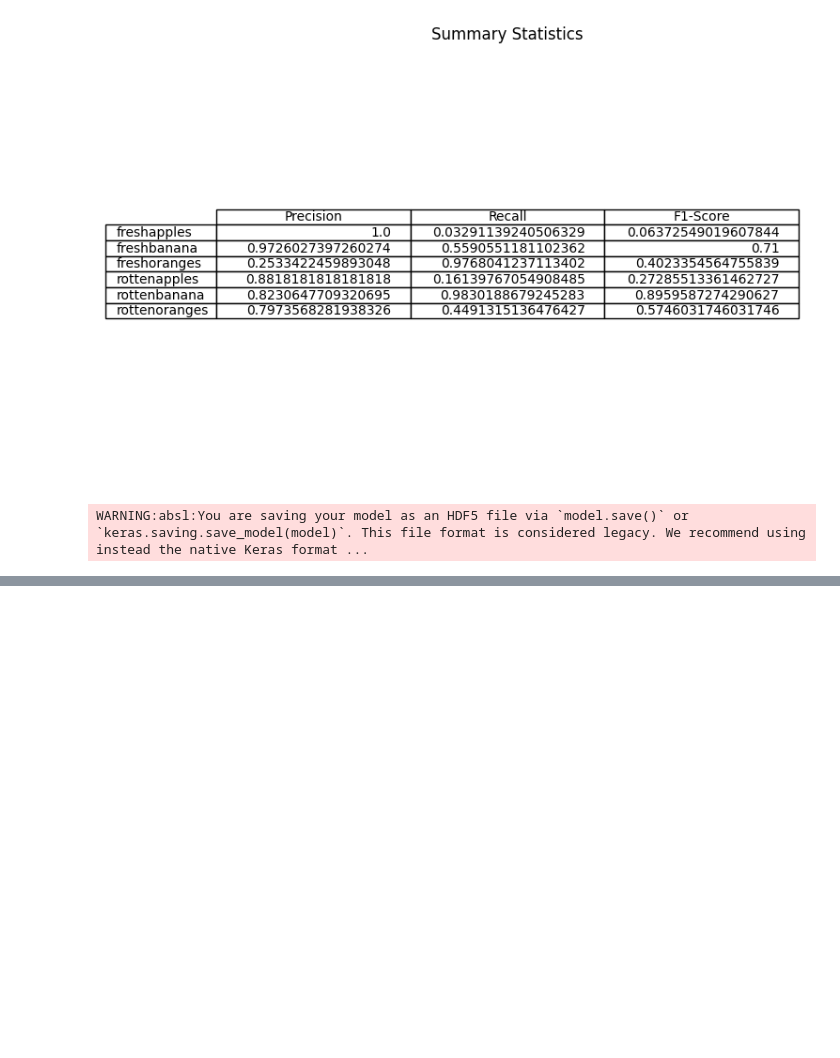
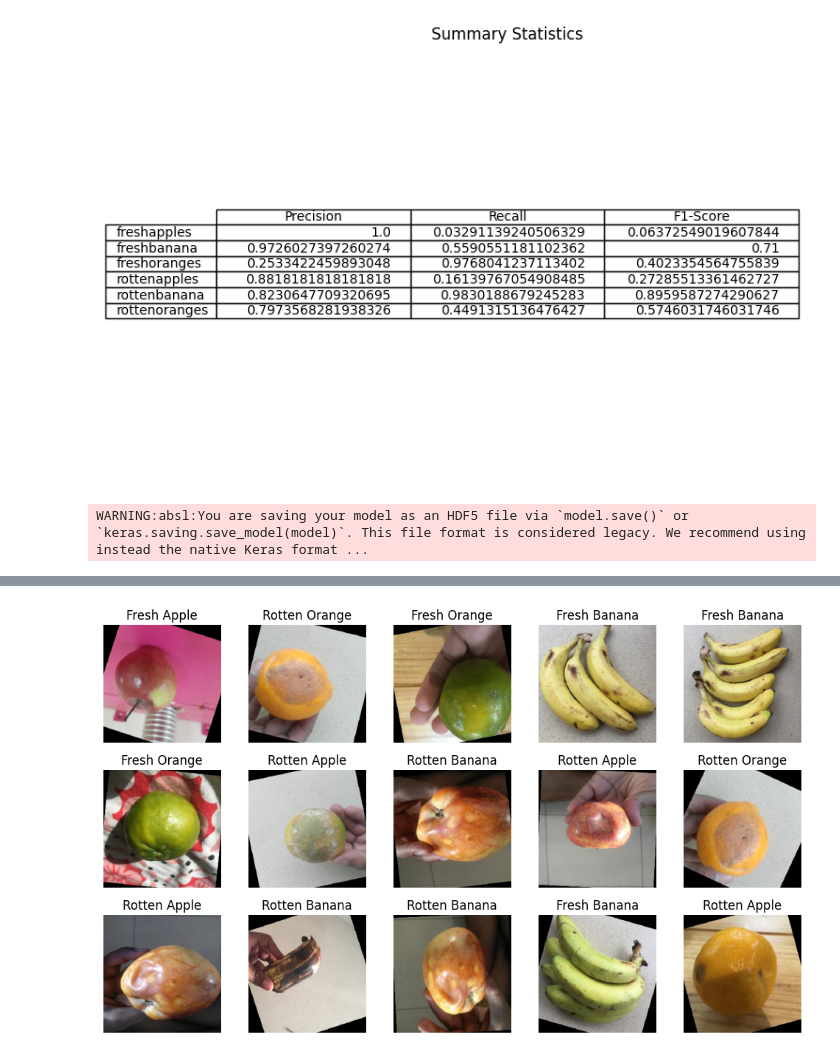
Before and after one commit to sahil-gusain/majorproject, a Jupyter notebook: CNN/CNN.ipynb, the cells around one changed output, grey strips where cells are left out. Saved outputs shown, nothing was run; the diff lists cells and outputs as text; code cells hidden in the pictures; blank space fills up the shorter version.

Commit message:
major project finished

```diff
--- a/CNN/CNN.ipynb
+++ b/CNN/CNN.ipynb
@@ -441,0 +487,43 @@ model.save('cnn_model.keras')
+# %%
+import os
+import random
+import matplotlib.pyplot as plt
+from keras.preprocessing import image
+from keras.applications.imagenet_utils import preprocess_input, decode_predictions
+
+class_label=['Fresh Apple', 'Fresh Banana', 'Fresh Orange', 'Rotten Apple', 'Rotten Banana', 'Rotten Orange']
+
+new_model = tf.keras.models.load_model('cnn_model.keras')
+
+
+image_dir = 'C:\\Users\\sahil\\Desktop\\majorProject\\Test'
+image_paths = [os.path.join(image_dir, fname) for fname in os.listdir(image_dir) if fname.endswith('.jpg')]
+# print(len(image_paths))
+
+random_image_paths = random.sample(image_paths, 15)
+
+
+fig = plt.figure(figsize=(10, 10))
+
+
+for i, img_path in enumerate(random_image_paths):
+
+    img = image.load_img(img_path, target_size=(224, 224))
+    x = image.img_to_array(img)
+    x = np.expand_dims(x, axis=0)
+    x = preprocess_input(x)
+
+
+    preds = new_model.predict(x)
+    predicted_labels = np.argmax(preds, axis=1)
+
+
+    ax = fig.add_subplot(5, 5, i+1)
+    ax.imshow(img)
+    ax.set_title(class_label[predicted_labels[0]])
+    ax.axis('off')
+
+
+plt.tight_layout()
+plt.show()
+# %% [output]
@@ -441,0 +545 @@ model.save('cnn_model.keras')
+[figure, added]
```
Also changed, not shown: parts of 5 cells of this notebook, 14 other files.
